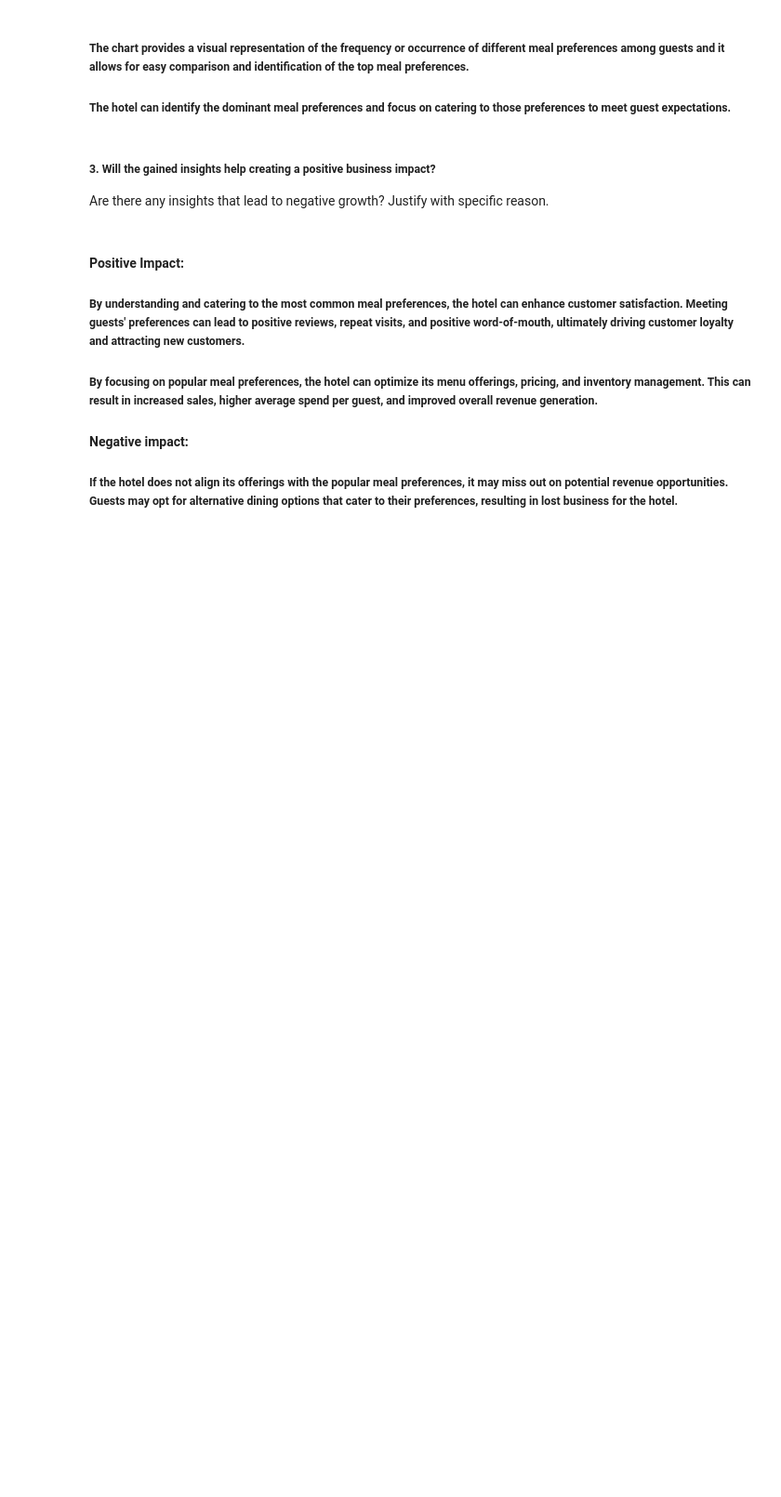
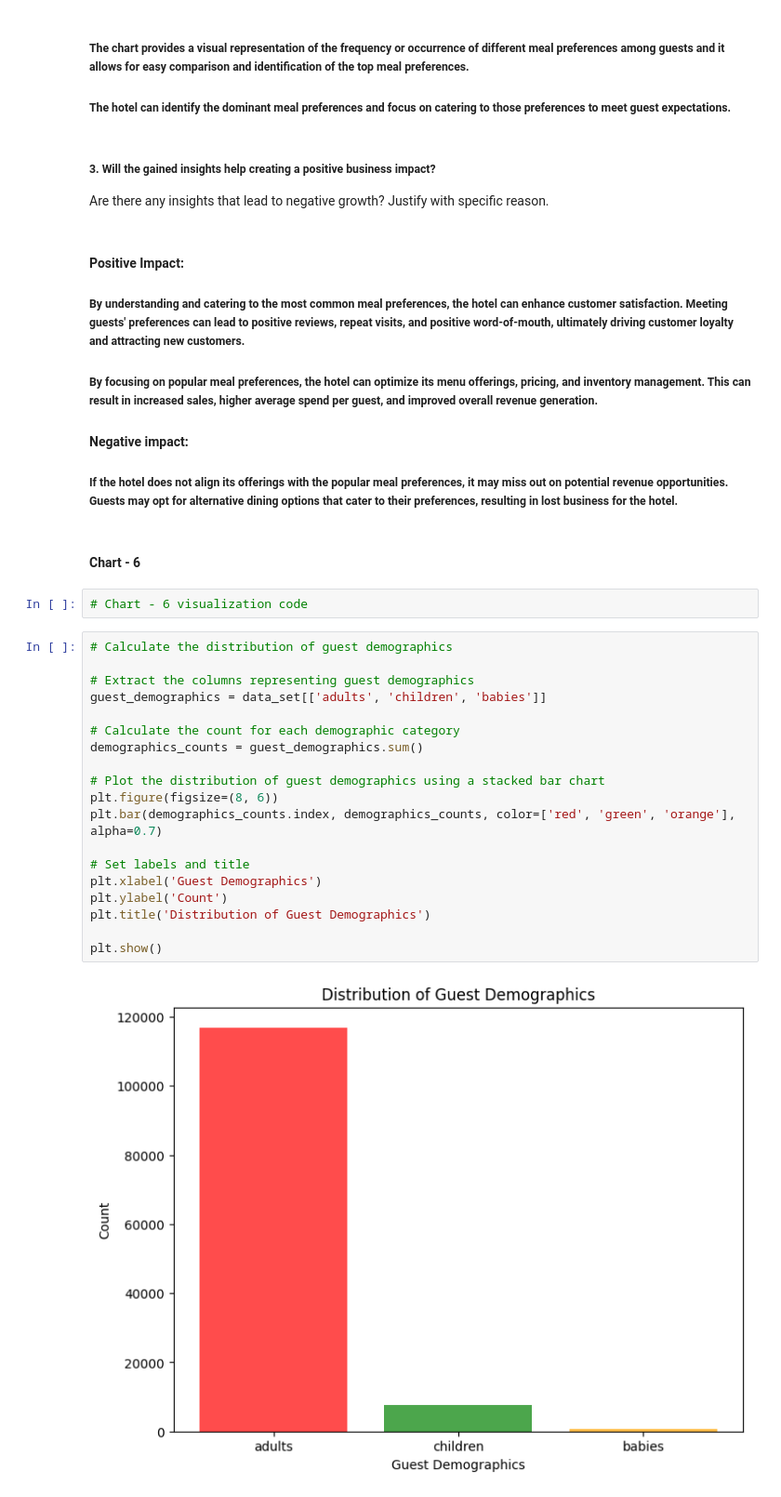
Before and after one commit to Sakshi1127/almabettercapstoneproject, a Jupyter notebook: EDA_Hotel_Booking_analysis.ipynb, the cells around one changed output. Shown: that part at 93% size. Saved outputs shown, nothing was run; the diff lists cells and outputs as text; blank space fills up the shorter version.

```diff
--- a/EDA_Hotel_Booking_analysis.ipynb
+++ b/EDA_Hotel_Booking_analysis.ipynb
@@ -635,3 +635,28 @@ Are there any insights that lead to negative growth? Justify with specific reaso
 ##### By focusing on popular meal preferences, the hotel can optimize its menu offerings, pricing, and inventory management. This can result in increased sales, higher average spend per guest, and improved overall revenue generation.
 #### Negative impact:
 ##### If the hotel does not align its offerings with the popular meal preferences, it may miss out on potential revenue opportunities. Guests may opt for alternative dining options that cater to their preferences, resulting in lost business for the hotel.
+# %% [markdown]
+#### Chart - 6
+# %%
+# Chart - 6 visualization code
+# %%
+# Calculate the distribution of guest demographics
+
+# Extract the columns representing guest demographics
+guest_demographics = data_set[['adults', 'children', 'babies']]
+
+# Calculate the count for each demographic category
+demographics_counts = guest_demographics.sum()
+
+# Plot the distribution of guest demographics using a stacked bar chart
+plt.figure(figsize=(8, 6))
+plt.bar(demographics_counts.index, demographics_counts, color=['red', 'green', 'orange'], alpha=0.7)
+
+# Set labels and title
+plt.xlabel('Guest Demographics')
+plt.ylabel('Count')
+plt.title('Distribution of Guest Demographics')
+
+plt.show()
+# %% [output]
+[figure, added]
```
Also changed, not shown: parts of 36 cells of this notebook.
